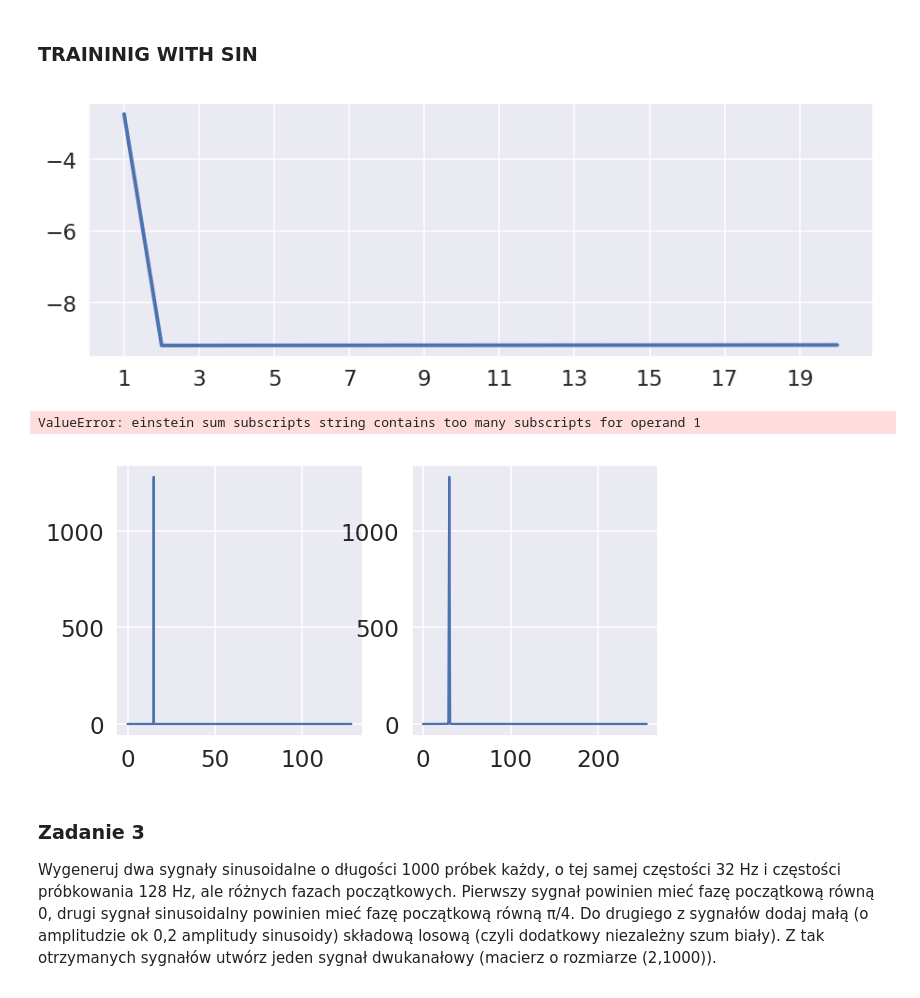
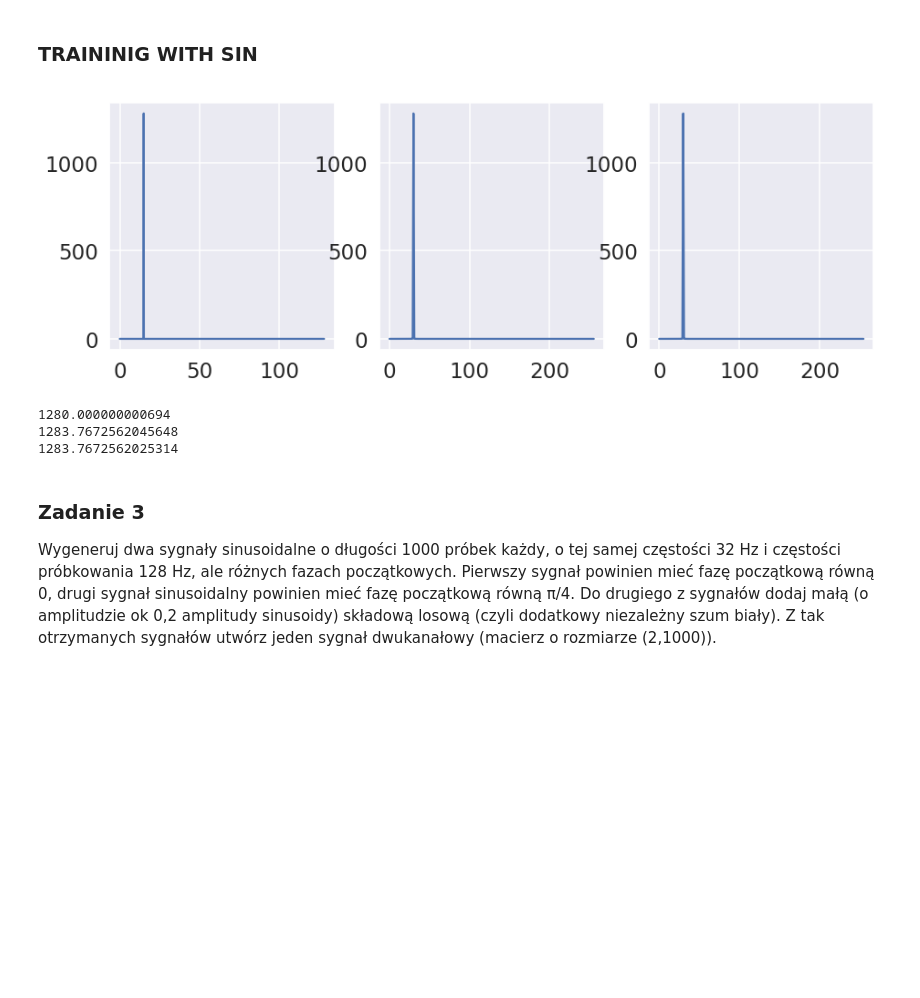
Before and after one commit to Przepioreczka/EEG5, a Jupyter notebook: AR.ipynb, the cells around one changed output. Cells and saved outputs as stored; diff of their text form; code cells hidden in the pictures; blank space fills up the shorter version.

```diff
--- a/AR.ipynb
+++ b/AR.ipynb
@@ -184,39 +199,40 @@ maksymalna moc rfft: 2126.8 , AR (einsum): 2010.32 i dla AR (pętle): 2010.32
 # %%
 T=10
 Fs=256
 t = np.arange(0,T,1/Fs)
 f = 15
 sinus = np.sin(2*np.pi*f*t)
 sinus = np.reshape(sinus,(1,-1))
 aic = AIC(sinus,1,20)
-fig = plt.figure(figsize = (15,5))
-plt.xticks(np.arange(1, 21, step=2))
-plt.plot(np.arange(1,21), aic, linewidth=4)
-plt.show()
+# fig = plt.figure(figsize = (15,5))
+# plt.xticks(np.arange(1, 21, step=2))
+# plt.plot(np.arange(1,21), aic, linewidth=4)
+# plt.show()
 plt.figure(figsize=(15,5))
 widmo = np.abs(np.fft.rfft(sinus[0]))
 freq = np.fft.rfftfreq(len(sinus[0]),1/Fs)
 plt.subplot(1,3,1)
 plt.plot(freq,widmo)
 # plt.show()
 
 p=2
 ch=0
 fr,S_sinus = widmo_AR(sinus,p,Fs)
 plt.subplot(1,3,2)
 plt.plot(np.abs(S_sinus[:,ch,ch]))
 # plt.show()
-Fr , S_sin = proper_widmo_AR(sinus,p,Fs,step = Fs/2*100)
+Fr , S_sin = proper_widmo_AR(sinus,p,Fs)
 plt.subplot(1,3,3)
 plt.plot(S_sin[:,ch,ch])
 plt.show()
 print(np.sum(widmo))
 print(np.sum(np.abs(S_sinus[:,ch,ch])))
 print(np.sum(np.abs(S_sin[:,ch,ch])))
 # %% [output]
-[figure, old version]
+[figure, new version]
-ValueError: einstein sum subscripts string contains too many subscripts for operand 1
+1280.000000000694
+1283.7672562045648
+1283.7672562025314
-[figure, removed]
 # %% [markdown]
 ### Zadanie 3
   Wygeneruj dwa sygnały sinusoidalne o długości 1000 próbek każdy, o tej samej częstości 32 Hz i częstości próbkowania 128 Hz, ale różnych fazach początkowych.
```
Also changed, not shown: parts of 13 cells of this notebook.
